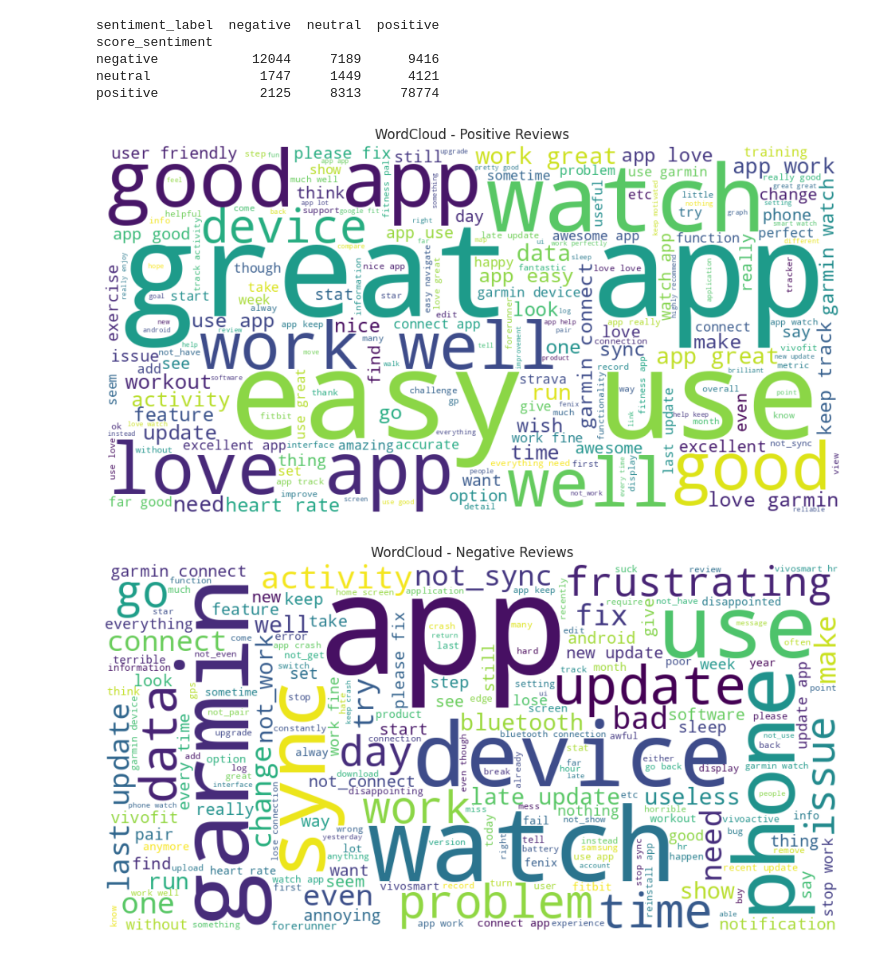
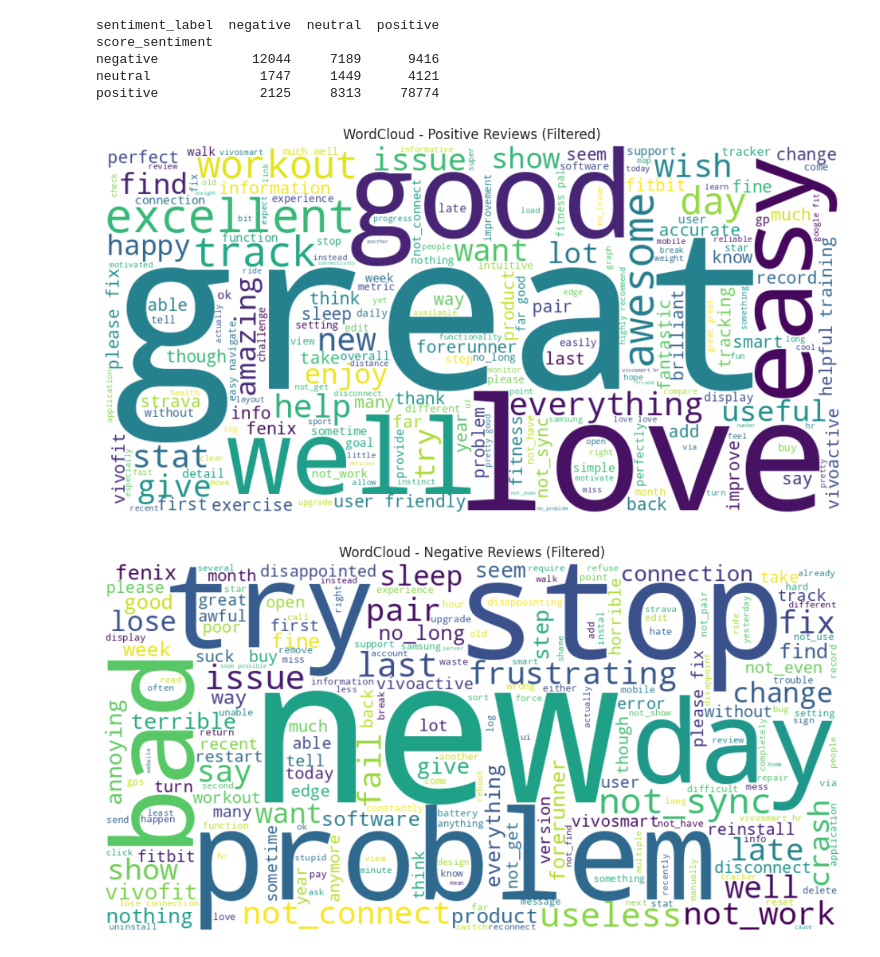
Before and after one commit to nathanaelganata/googleplay_garminconnect, a Jupyter notebook: notebooks/04_sentiment_analysis.ipynb, the cells around one changed output. Cells and saved outputs as stored; diff of their text form; code cells hidden in the pictures.

```diff
--- a/notebooks/04_sentiment_analysis.ipynb
+++ b/notebooks/04_sentiment_analysis.ipynb
@@ -112,29 +118,54 @@ score_sentiment
 negative            12044     7189      9416
 neutral              1747     1449      4121
 positive             2125     8313     78774
+# %%
+# Start with default WordCloud stopwords
+custom_stopwords = set(STOPWORDS)
+
+# Extend with additional non-sentiment keywords based on your wordcloud analysis
+custom_stopwords.update([
+    'app', 'use', 'using', 'work', 'watch', 'device', 'update', 'connect', 'feature',
+    'option', 'set', 'start', 'time', 'thing', 'etc', 'one', 'go', 'see', 'look', 'run',
+    'phone', 'bluetooth', 'android', 'data', 'sync', 'activity', 'heart', 'rate',
+    'screen', 'interface', 'notification', 'upload', 'download',
+    'nice', 'really', 'make', 'get', 'keep', 'still', 'every', 'even', 'always', 'need',
+    'garmin'
+])
 # %%
-# 1. WordCloud for POSITIVE sentiment
-positive_text = " ".join(garminconnect_df[garminconnect_df['sentiment_label'] == 'positive']['clean_content'].dropna())
+positive_text = " ".join(
+    garminconnect_df[garminconnect_df['sentiment_label'] == 'positive']['clean_content'].dropna()
+)
 
-wordcloud_pos = WordCloud(width=1000, height=500, background_color='white').generate(positive_text)
+wordcloud_pos = WordCloud(
+    width=1000,
+    height=500,
+    background_color='white',
+    stopwords=custom_stopwords
+).generate(positive_text)
 
 plt.figure(figsize=(14, 6))
 plt.imshow(wordcloud_pos, interpolation='bilinear')
 plt.axis('off')
-plt.title('WordCloud - Positive Reviews')
+plt.title('WordCloud - Positive Reviews (Filtered)')
 plt.show()
 # %% [output]
-[figure, old version]
+[figure, new version]
 # %%
-# 2. WordCloud for NEGATIVE sentiment
-negative_text = " ".join(garminconnect_df[garminconnect_df['sentiment_label'] == 'negative']['clean_content'].dropna())
+negative_text = " ".join(
+    garminconnect_df[garminconnect_df['sentiment_label'] == 'negative']['clean_content'].dropna()
+)
 
-wordcloud_neg = WordCloud(width=1000, height=500, background_color='white').generate(negative_text)
+wordcloud_neg = WordCloud(
+    width=1000,
+    height=500,
+    background_color='white',
+    stopwords=custom_stopwords
+).generate(negative_text)
 
 plt.figure(figsize=(14, 6))
 plt.imshow(wordcloud_neg, interpolation='bilinear')
 plt.axis('off')
-plt.title('WordCloud - Negative Reviews')
+plt.title('WordCloud - Negative Reviews (Filtered)')
 plt.show()
 # %% [output]
-[figure, old version]
+[figure, new version]
```
Also changed, not shown: parts of 3 cells of this notebook, 2 other files.
